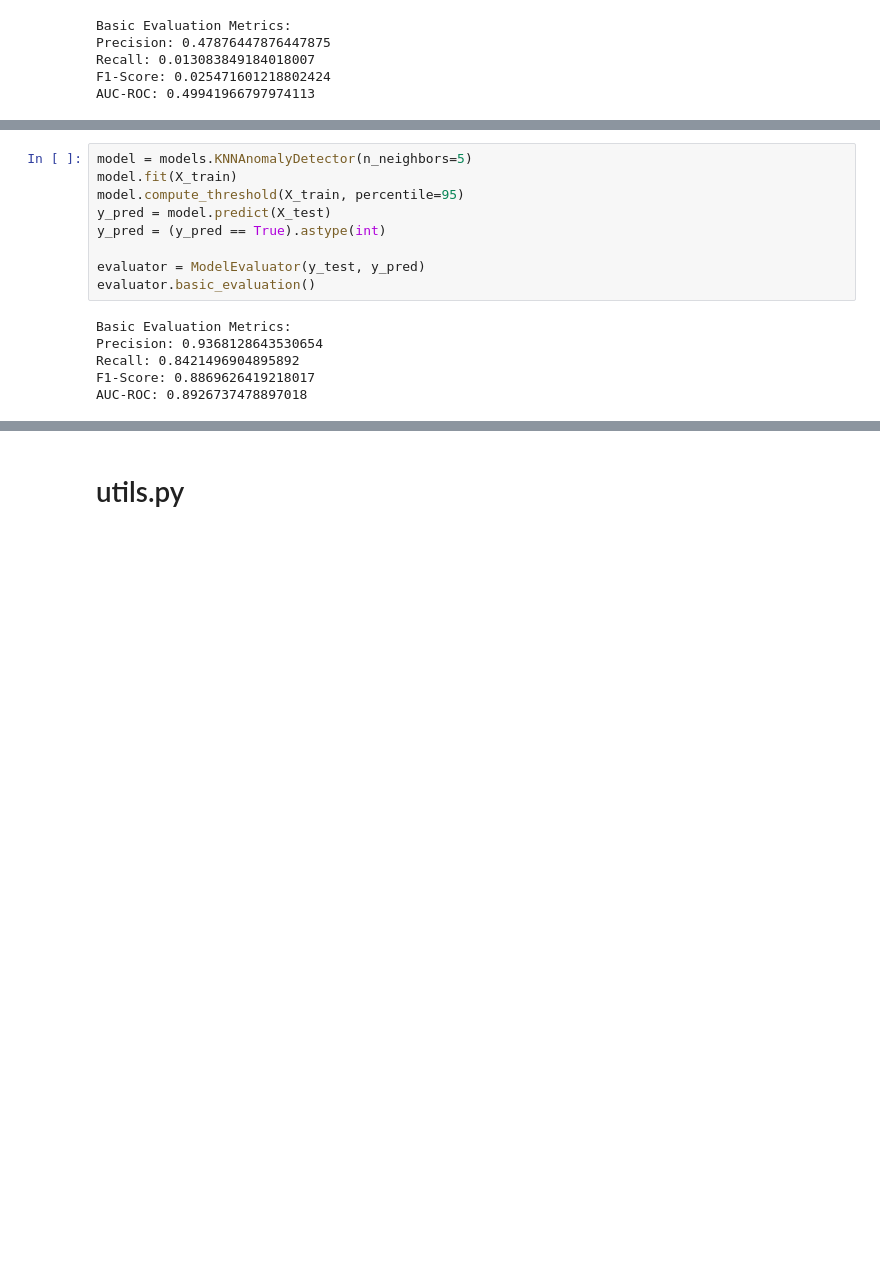
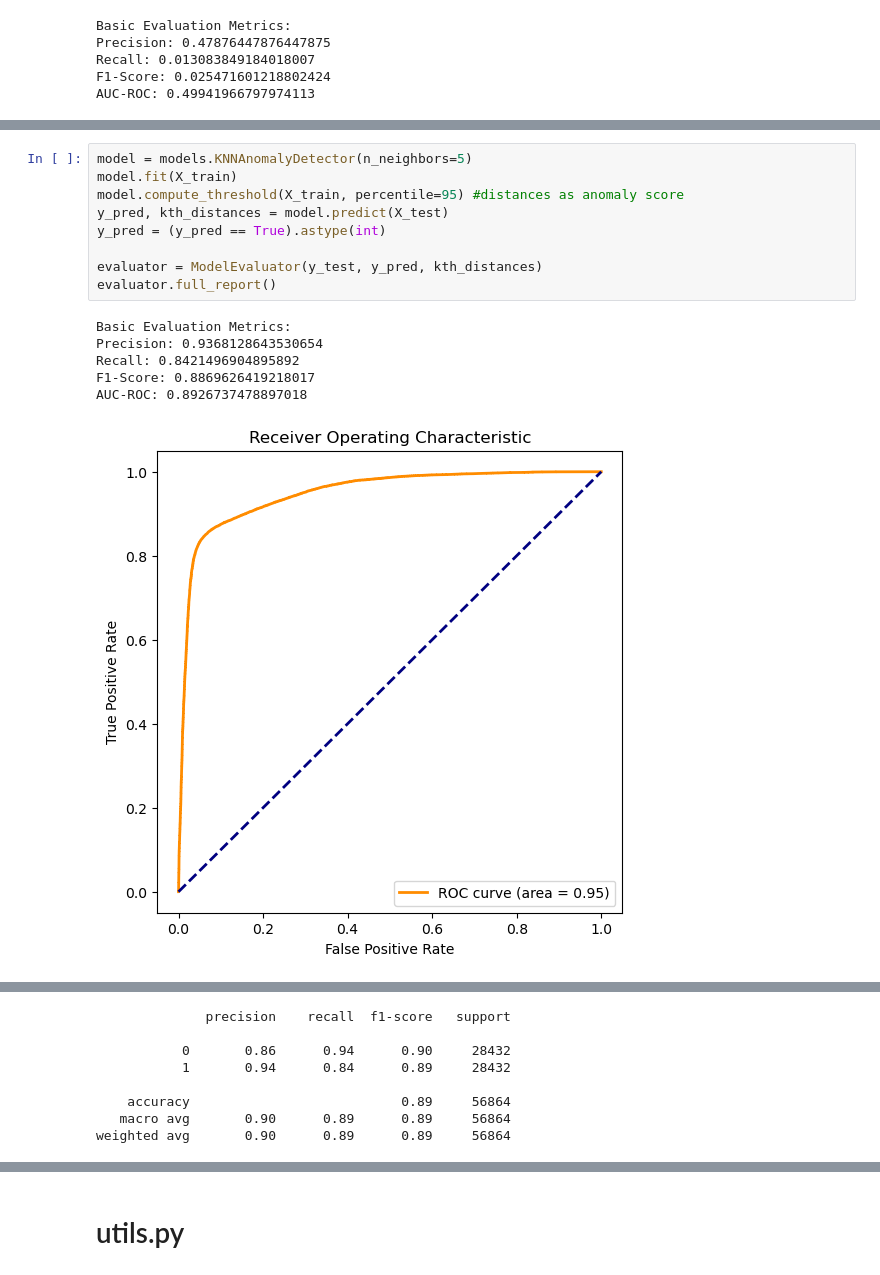
Before and after one commit to Hasosh/Credit-Card-Fraud-Detection, a Jupyter notebook: src/main/FunctionalityTesting.ipynb, the cells around one changed output, grey strips where cells are left out. Drawn from its saved outputs; the diff is of its cells as text; blank space fills up the shorter version.

```diff
--- a/src/main/FunctionalityTesting.ipynb
+++ b/src/main/FunctionalityTesting.ipynb
@@ -149,15 +175,16 @@ AUC-ROC: 0.7621166291502534
 # %%
 model = models.KNNAnomalyDetector(n_neighbors=5)
 model.fit(X_train)
-model.compute_threshold(X_train, percentile=95)
-y_pred = model.predict(X_test)
+model.compute_threshold(X_train, percentile=95) #distances as anomaly score
+y_pred, kth_distances = model.predict(X_test)
 y_pred = (y_pred == True).astype(int)
 
-evaluator = ModelEvaluator(y_test, y_pred)
-evaluator.basic_evaluation()
+evaluator = ModelEvaluator(y_test, y_pred, kth_distances)
+evaluator.full_report()
 # %% [output]
 Basic Evaluation Metrics:
 Precision: 0.9368128643530654
 Recall: 0.8421496904895892
 F1-Score: 0.8869626419218017
 AUC-ROC: 0.8926737478897018
+[figure, added]
@@ -164,3 +192,11 @@ AUC-ROC: 0.8926737478897018
+              precision    recall  f1-score   support
+
+           0       0.86      0.94      0.90     28432
+           1       0.94      0.84      0.89     28432
+
+    accuracy                           0.89     56864
+   macro avg       0.90      0.89      0.89     56864
+weighted avg       0.90      0.89      0.89     56864
 # %%
 model = models.IsolationForestDetector(n_estimators=100, max_samples='auto', contamination='auto', random_state=42)
 model.fit(X_train)
```
Also changed, not shown: parts of 6 cells of this notebook, 2 other files.
